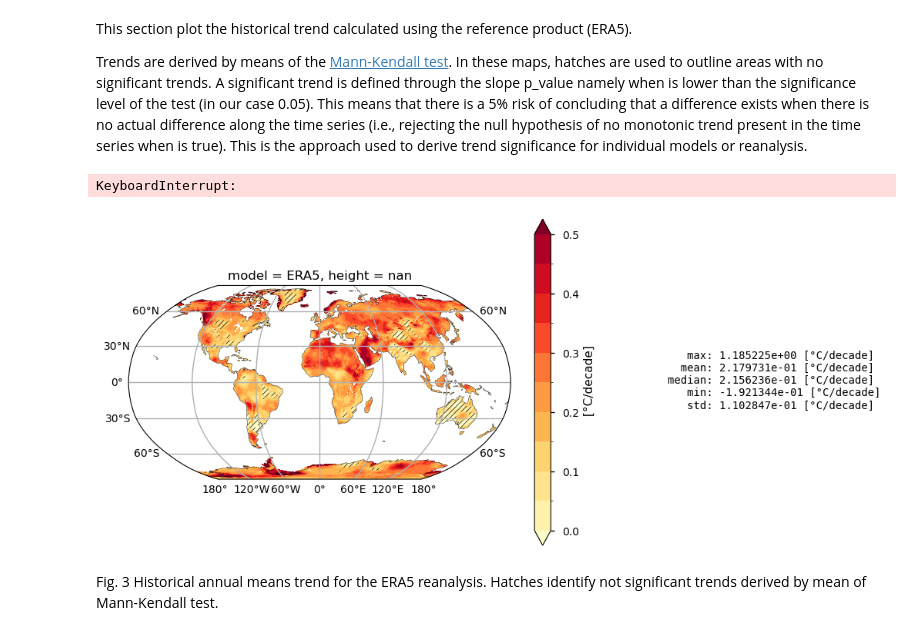
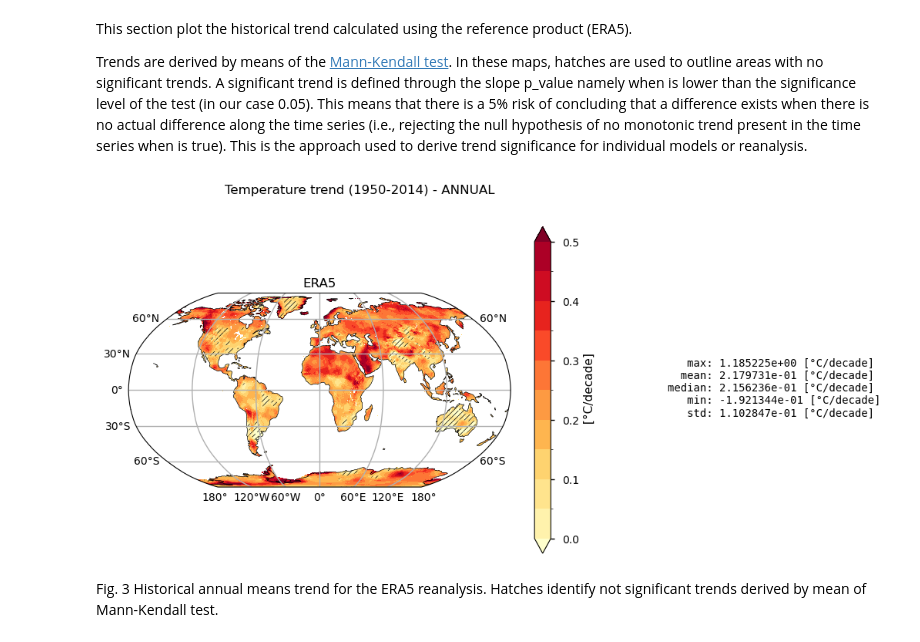
Before and after one commit to bopen/c3s-eqc-toolbox-template, a Jupyter notebook: notebooks/general_assembly_2023/trend_cmip6_t2m.ipynb, the cells around one changed output. Saved outputs shown, nothing was run; the diff lists cells and outputs as text; code cells hidden in the pictures.

```diff
--- a/notebooks/general_assembly_2023/trend_cmip6_t2m.ipynb
+++ b/notebooks/general_assembly_2023/trend_cmip6_t2m.ipynb
@@ -659,20 +759,17 @@ This section plot the historical trend calculated using the reference product (E
 Trends are derived by means of the [Mann-Kendall test](https://vsp.pnnl.gov/help/vsample/design_trend_mann_kendall.htm). In these maps, hatches are used to outline areas with no significant trends. A significant trend is defined through the slope p_value namely when is lower than the significance level of the test (in our case 0.05). This means that there is a 5% risk of concluding that a difference exists when there is no actual difference along the time series (i.e., rejecting the null hypothesis of no monotonic trend present in the time series when is true). This is the approach used to derive trend significance for individual models or reanalysis.
 # %%
 model = "ERA5"
-m = plot.projected_map(da_trend.sel(model=model), **trend_kwargs)
+plot.projected_map(da_trend.sel(model=model), **trend_kwargs)
 plot.projected_map(
     ds_all_regr["p"].sel(model=model).drop_vars(["height", "season"], errors="ignore"),
     **p_hatches_kwargs,
 )
-
-m.axes.gridlines(draw_labels=False)
 plt.title(model)
 _ = plt.suptitle(
     f"{variable.title()} trend ({year_start}-{year_stop}) - {timeseries.upper()}"
 )
 # %% [output]
-KeyboardInterrupt:
-[figure, old version]
+[figure, new version]
 # %% [markdown]
 Fig. 3 Historical annual means trend for the ERA5 reanalysis. Hatches identify not significant trends derived by mean of Mann-Kendall test.
 # %% [markdown]
```
Also changed, not shown: parts of 4 cells of this notebook.
